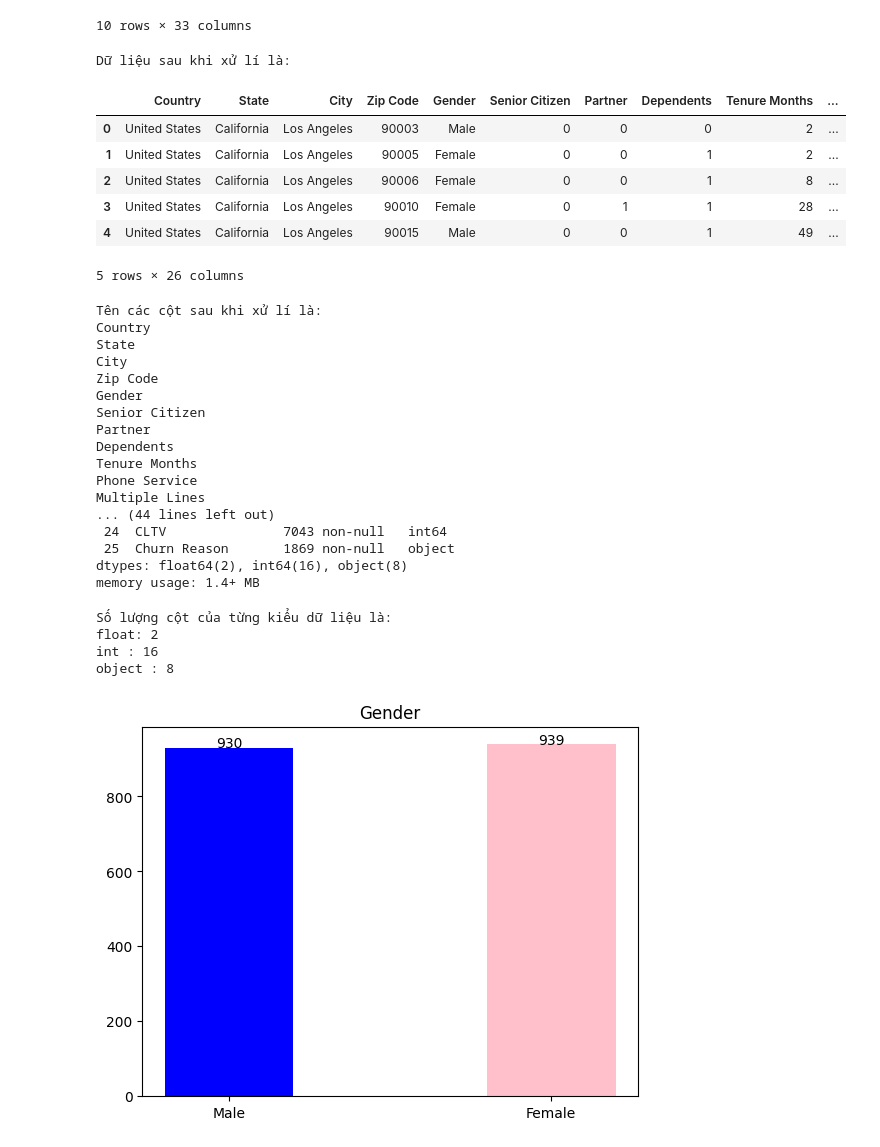
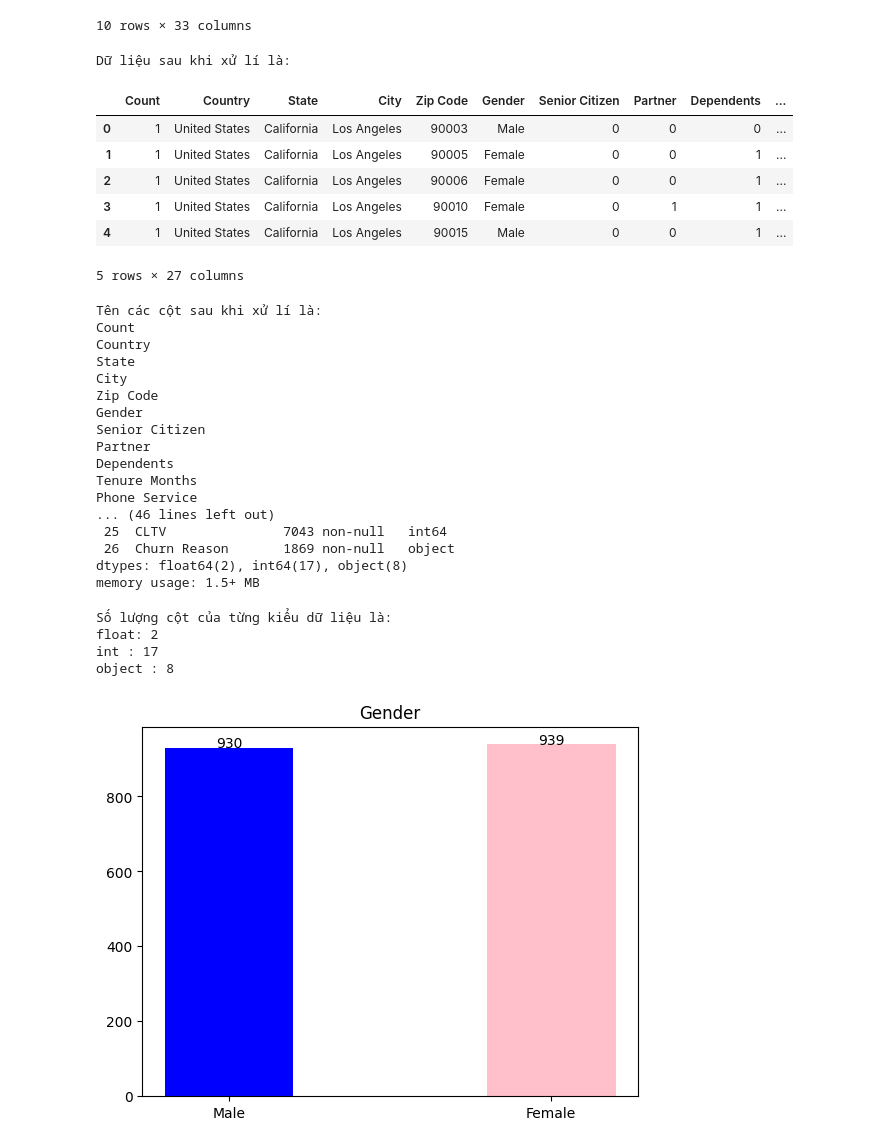
Before and after one commit to neyud/LTCSDL, a Jupyter notebook: churn_telco (1).ipynb, the cells around one changed output. Saved outputs shown, nothing was run; the diff lists cells and outputs as text; code cells hidden in the pictures.

```diff
--- a/churn_telco (1).ipynb
+++ b/churn_telco (1).ipynb
@@ -219,18 +219,18 @@ Dữ liệu sau khi sửa là:
 10 rows × 33 columns
 # %%
 #Loại bỏ những cột không cần thiết
-df.drop(columns=['Count','Churn Value','Churn Score','CustomerID','Lat Long','Latitude','Longitude'], inplace=True)
+df.drop(columns=['Churn Value','Churn Score','CustomerID','Lat Long','Latitude','Longitude'], inplace=True)
 print("Dữ liệu sau khi xử lí là: ")
 df.head()
 # %% [output]
 Dữ liệu sau khi xử lí là:
-|  | Country | State | City | Zip Code | Gender | Senior Citizen | Partner | Dependents | Tenure Months | ... |
-| 0 | United States | California | Los Angeles | 90003 | Male | 0 | 0 | 0 | 2 | ... |
-| 1 | United States | California | Los Angeles | 90005 | Female | 0 | 0 | 1 | 2 | ... |
-| 2 | United States | California | Los Angeles | 90006 | Female | 0 | 0 | 1 | 8 | ... |
-| 3 | United States | California | Los Angeles | 90010 | Female | 0 | 1 | 1 | 28 | ... |
-| 4 | United States | California | Los Angeles | 90015 | Male | 0 | 0 | 1 | 49 | ... |
+|  | Count | Country | State | City | Zip Code | Gender | Senior Citizen | Partner | Dependents | ... |
+| 0 | 1 | United States | California | Los Angeles | 90003 | Male | 0 | 0 | 0 | ... |
+| 1 | 1 | United States | California | Los Angeles | 90005 | Female | 0 | 0 | 1 | ... |
+| 2 | 1 | United States | California | Los Angeles | 90006 | Female | 0 | 0 | 1 | ... |
+| 3 | 1 | United States | California | Los Angeles | 90010 | Female | 0 | 1 | 1 | ... |
+| 4 | 1 | United States | California | Los Angeles | 90015 | Male | 0 | 0 | 1 | ... |
-5 rows × 26 columns
+5 rows × 27 columns
 # %%
 column_names = df.columns.tolist()
 print("Tên các cột sau khi xử lí là: ")
@@ -245,6 +245,7 @@ df.info()
 # print(spacing.join(column_names))
 # %% [output]
 Tên các cột sau khi xử lí là:
+Count
 Country
 State
 City
@@ -255,12 +256,11 @@ Partner
 Dependents
 Tenure Months
 Phone Service
-Multiple Lines
-... (44 lines left out)
- 24  CLTV               7043 non-null   int64
- 25  Churn Reason       1869 non-null   object
-dtypes: float64(2), int64(16), object(8)
-memory usage: 1.4+ MB
+... (46 lines left out)
+ 25  CLTV               7043 non-null   int64
+ 26  Churn Reason       1869 non-null   object
+dtypes: float64(2), int64(17), object(8)
+memory usage: 1.5+ MB
 # %%
 #Trả về số lượng cột của các kiểu dữ liệu
 print(f"""Số lượng cột của từng kiểu dữ liệu là:
@@ -271,7 +271,7 @@ object : {len(df.select_dtypes('object').columns)}
 # %% [output]
 Số lượng cột của từng kiểu dữ liệu là:
 float: 2
-int : 16
+int : 17
 object : 8
 # %%
 #Tải file excel sau khi làm sạch
```
Also changed, not shown: parts of 8 cells of this notebook.
